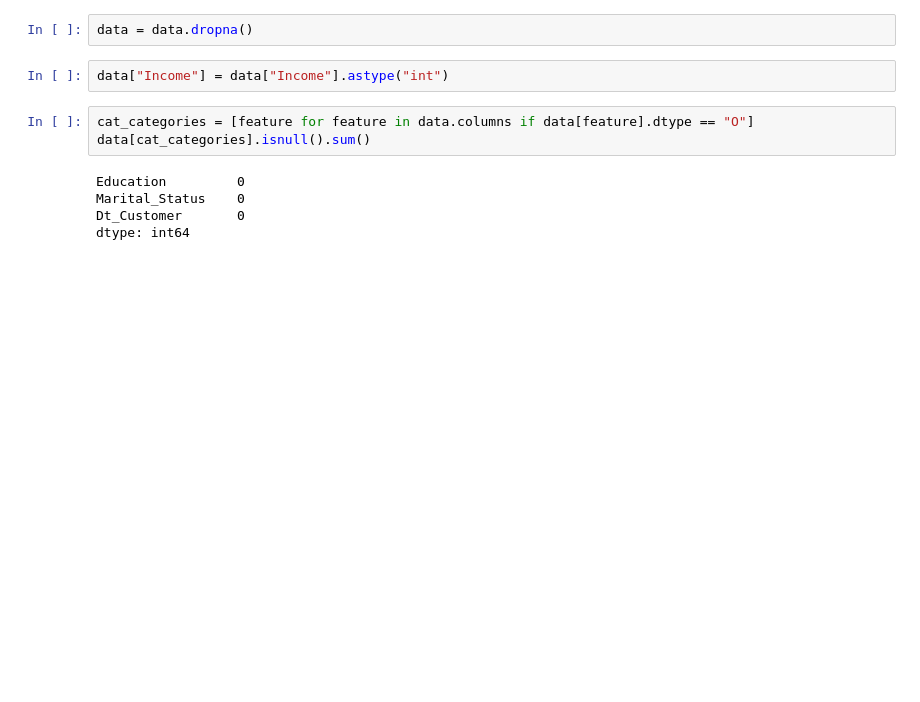
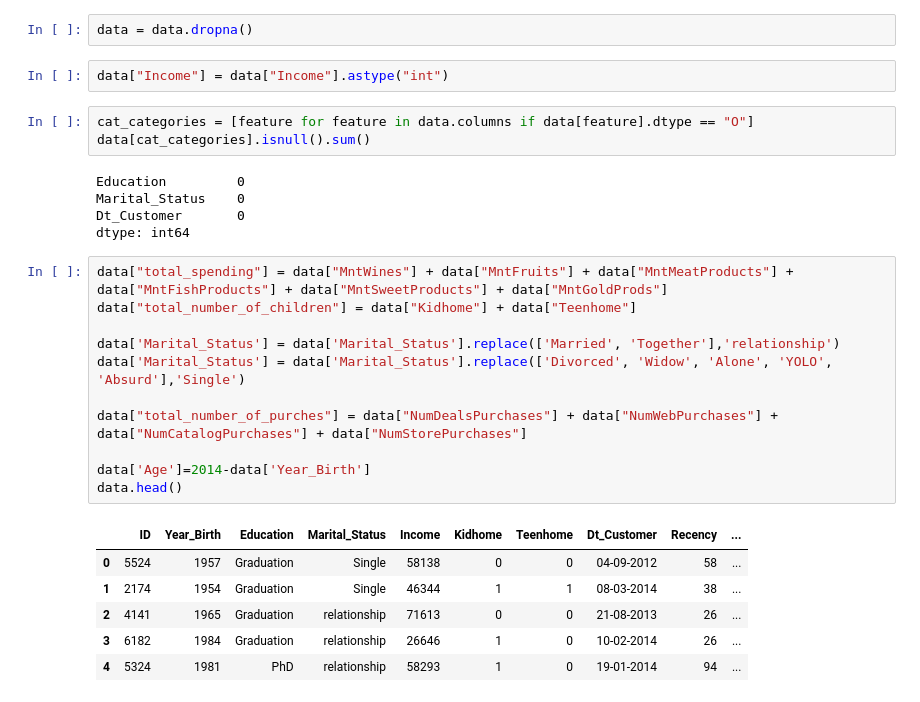
Before and after one commit to everydaycodings/Data-Science-End-To-End-Notebook-Project, a Jupyter notebook: Customer_Personality_Analysis.ipynb, the cells around one changed output. Drawn from its saved outputs; the diff is of its cells as text; blank space fills up the shorter version.

Commit message:
Feature Engineering Customer_Personality_Analysis.ipynb

```diff
--- a/Customer_Personality_Analysis.ipynb
+++ b/Customer_Personality_Analysis.ipynb
@@ -71,3 +71,21 @@ Education         0
 Marital_Status    0
 Dt_Customer       0
 dtype: int64
+# %%
+data["total_spending"] = data["MntWines"] + data["MntFruits"] + data["MntMeatProducts"] + data["MntFishProducts"] + data["MntSweetProducts"] + data["MntGoldProds"]
+data["total_number_of_children"] = data["Kidhome"] + data["Teenhome"]
+
+data['Marital_Status'] = data['Marital_Status'].replace(['Married', 'Together'],'relationship')
+data['Marital_Status'] = data['Marital_Status'].replace(['Divorced', 'Widow', 'Alone', 'YOLO', 'Absurd'],'Single')
+
+data["total_number_of_purches"] = data["NumDealsPurchases"] + data["NumWebPurchases"] + data["NumCatalogPurchases"] + data["NumStorePurchases"]
+
+data['Age']=2014-data['Year_Birth']
+data.head()
+# %% [output]
+|  | ID | Year_Birth | Education | Marital_Status | Income | Kidhome | Teenhome | Dt_Customer | Recency | ... |
+| 0 | 5524 | 1957 | Graduation | Single | 58138 | 0 | 0 | 04-09-2012 | 58 | ... |
+| 1 | 2174 | 1954 | Graduation | Single | 46344 | 1 | 1 | 08-03-2014 | 38 | ... |
+| 2 | 4141 | 1965 | Graduation | relationship | 71613 | 0 | 0 | 21-08-2013 | 26 | ... |
+| 3 | 6182 | 1984 | Graduation | relationship | 26646 | 1 | 0 | 10-02-2014 | 26 | ... |
+| 4 | 5324 | 1981 | PhD | relationship | 58293 | 1 | 0 | 19-01-2014 | 94 | ... |
```
Also changed, not shown: parts of 4 cells of this notebook, 1 other file.
